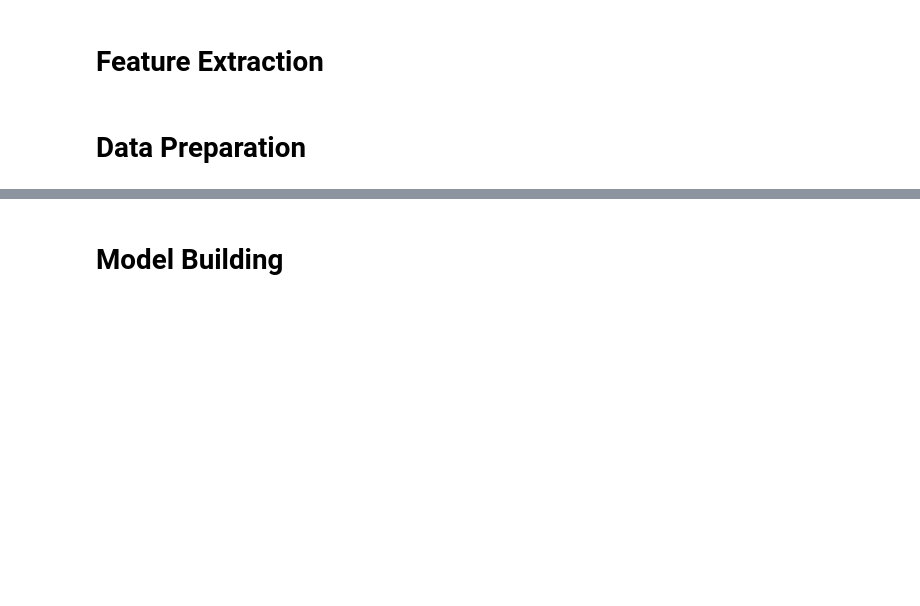
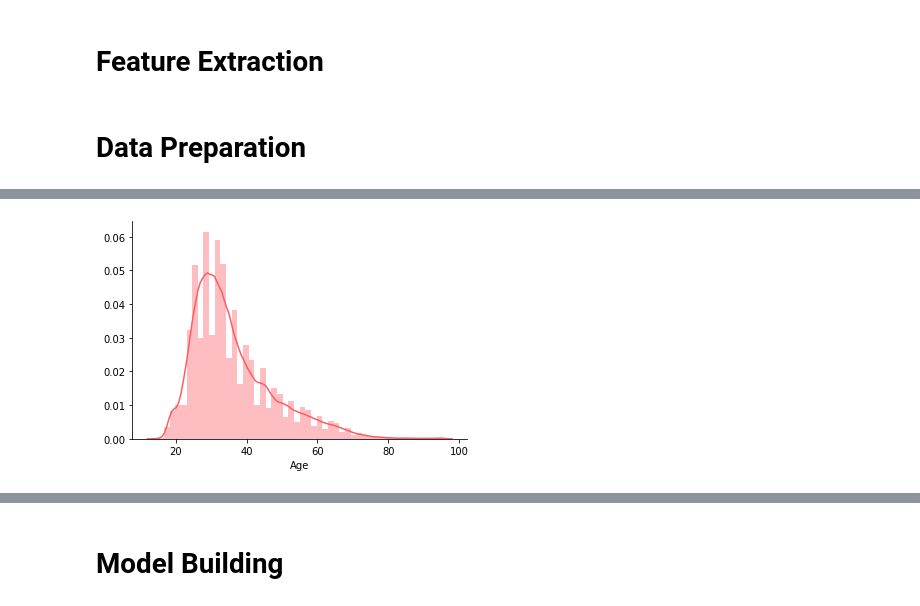
Before and after one commit to leodzung/Airbnb-Kaggle-Challenge, a Jupyter notebook: airbnb.ipynb, the cells around one changed output, grey strips where cells are left out. Cells and saved outputs as stored; diff of their text form; code cells hidden in the pictures; blank space fills up the shorter version.

```diff
--- a/airbnb.ipynb
+++ b/airbnb.ipynb
@@ -126,0 +280,7 @@ from sklearn.model_selection import GridSearchCV
+# %%
+sns.distplot(users.age.dropna(), color='#FD5C64')
+plt.xlabel('Age')
+sns.despine()
+plt.savefig('age.png')
+# %% [output]
+[figure, added]
```
Also changed, not shown: parts of 34 cells of this notebook, 4 other files.
